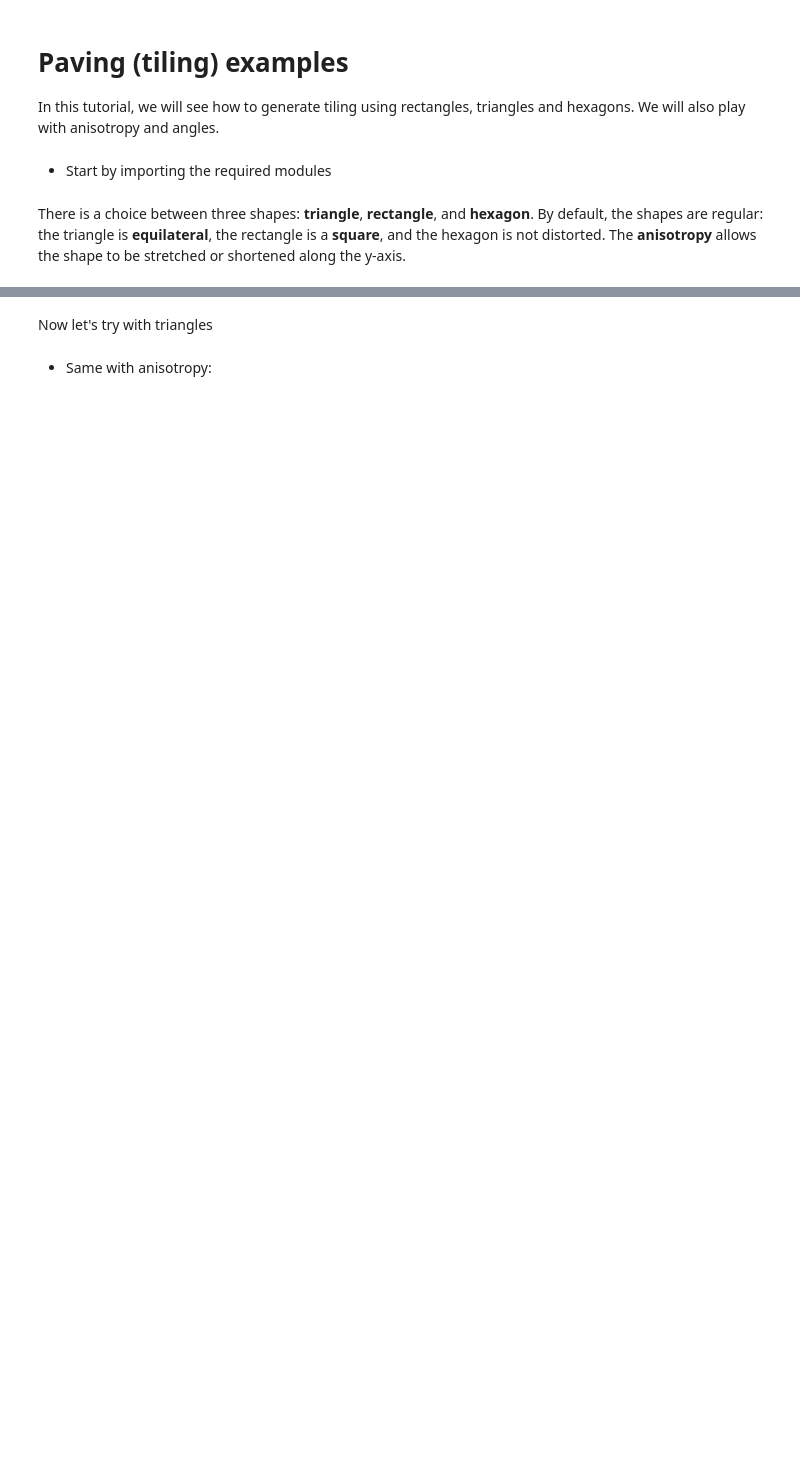
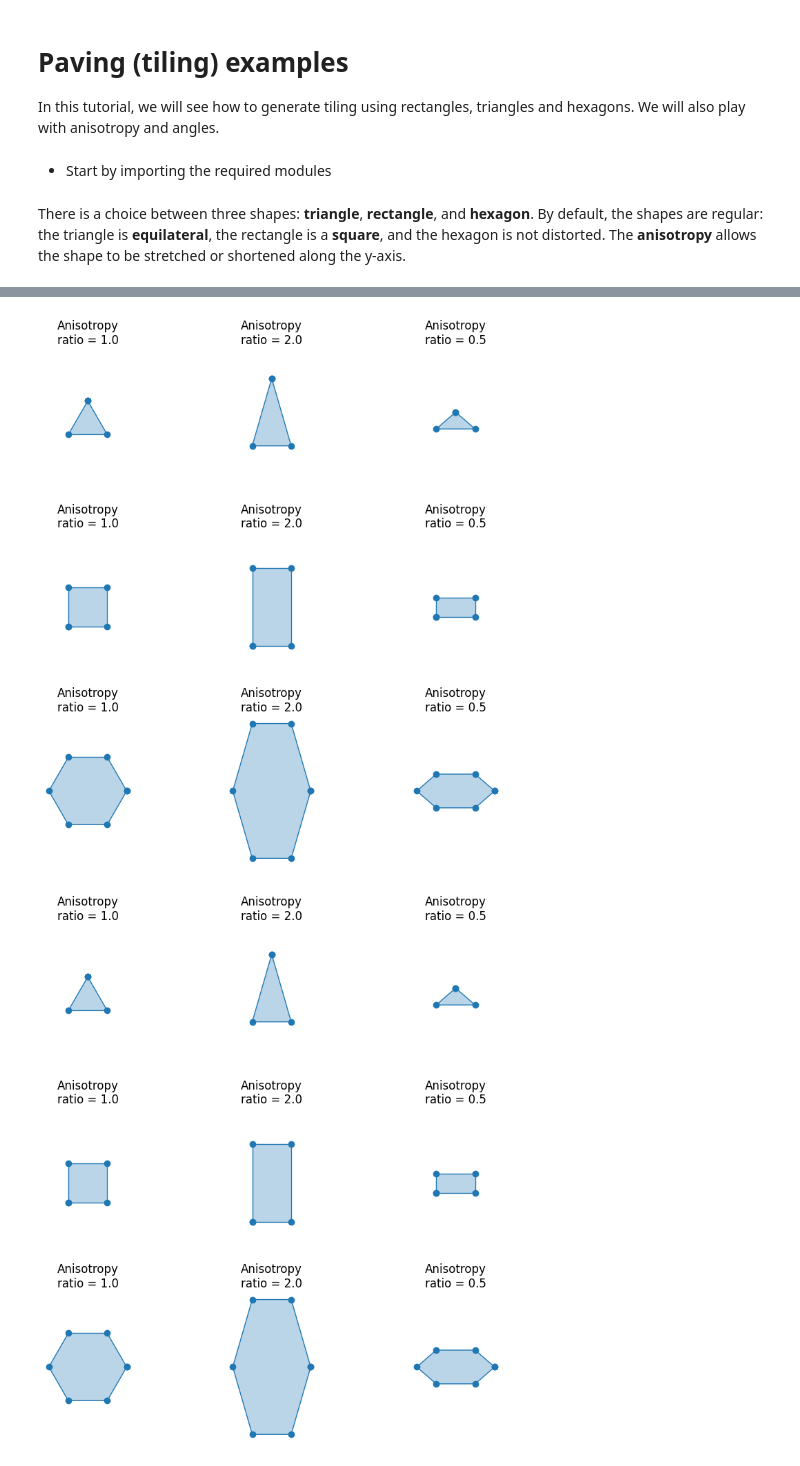
Before and after one commit to antoinecollet5/quickpaver, a Jupyter notebook: notebooks/paving_examples.ipynb, the cells around one changed output, grey strips where cells are left out. Cells and saved outputs as stored; diff of their text form; code cells hidden in the pictures; blank space fills up the shorter version.

```diff
--- a/notebooks/paving_examples.ipynb
+++ b/notebooks/paving_examples.ipynb
@@ -149,2 +45,0 @@ plot_helper(grid_hexagons_france_rot, france)
-# %% [markdown]
-Now let's try with triangles
@@ -160,2 +45,0 @@ plot_helper(grid_triangles_rot_no_ani, france_and_corsica)
-# %% [markdown]
-- Same with anisotropy:
@@ -170,0 +46,5 @@ plot_helper(grid_triangles_no_rot_ani, france_and_corsica)
+# %%
+make_polygons()
+# %% [output]
+[figure, added]
+[figure, added]
```
Also changed, not shown: parts of 55 cells of this notebook, 22 other files.
